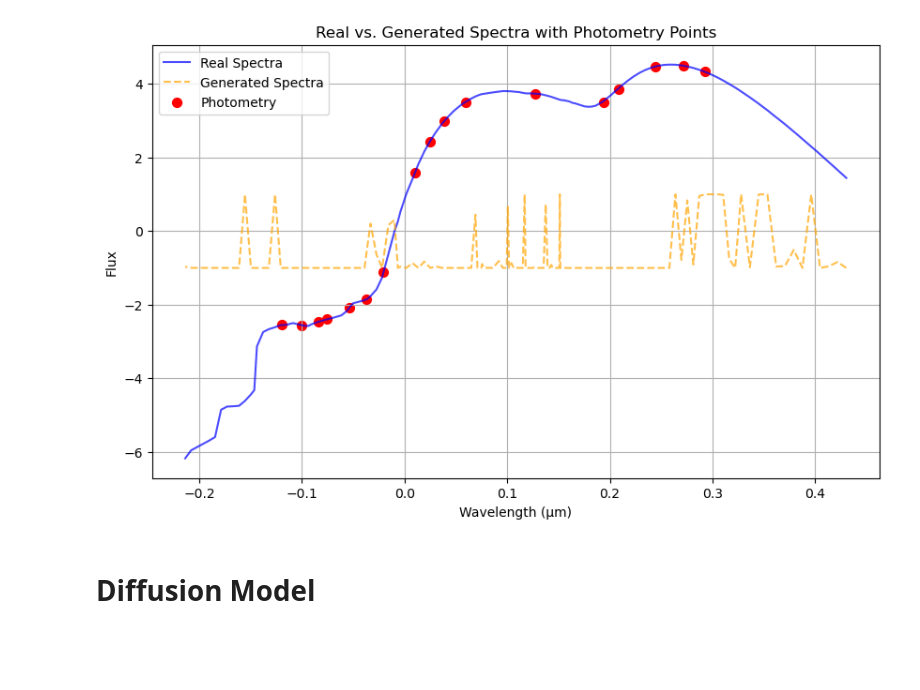
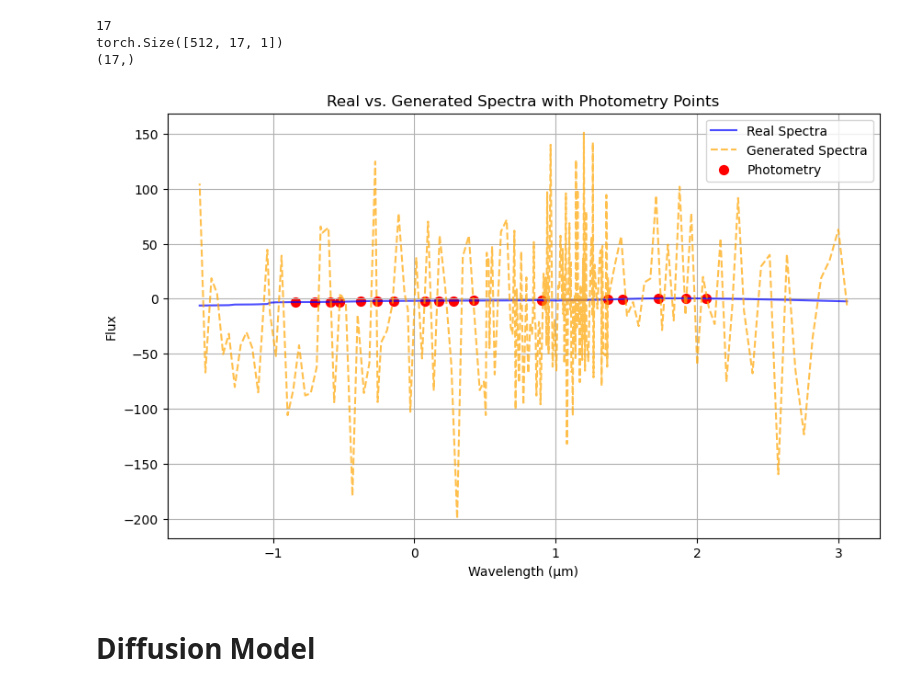
Before and after one commit to VasileiosKottas/AstroInformatics, a Jupyter notebook: DIFFUSION_MODELS/NeurlIPS Dif/test.ipynb, the cells around one changed output. Drawn from its saved outputs; the diff is of its cells as text; code cells hidden in the pictures; blank space fills up the shorter version.

```diff
--- a/DIFFUSION_MODELS/NeurlIPS Dif/test.ipynb
+++ b/DIFFUSION_MODELS/NeurlIPS Dif/test.ipynb
@@ -81,3 +61,5 @@ class Discriminator(nn.Module):
+# %%
+batch_size = 512
 # %%
 import numpy as np
 import torch
@@ -106,0 +98,4 @@ dataloader = DataLoader(dataset, batch_size=128, shuffle=True, drop_last=True)
+# %%
+spectra, photometry = next(iter(dataloader))
+plt.plot(data_wavelengths_spectra, spectra[0])
+plt.scatter(data_wavelengths_photo, photometry[0])
@@ -298,74 +348,73 @@ def plot_spectra(real_spectra, photometry, generated_spectra, photometry_wavelen
     Plots real spectra, photometry points, and generated spectra.
 
     Parameters:
-        real_spectra (torch.Tensor): Real spectra data, shape [batch_size, 206]
-        photometry (torch.Tensor): Photometry data, shape [batch_size, 17]
-        generated_spectra (torch.Tensor): Generated spectra data, shape [batch_size, 206]
+        real_spectra (torch.Tensor): Real spectra data, shape [batch_size, output_dim]
+        photometry (torch.Tensor): Photometry data, shape [batch_size, input_dim]
+        generated_spectra (torch.Tensor): Generated spectra data, shape [batch_size, output_dim]
         photometry_wavelengths (list or array): Wavelengths corresponding to the photometry data (17 values)
-        spectra_wavelengths (list or array): Wavelengths corresponding to the spectra data (206 values)
+        spectra_wavelengths (list or array): Wavelengths corresponding to the spectra data (length matching real_spectra output)
         index (int): Index of the sample in the batch to plot
     """
     # Convert tensors to numpy for plotting
-    real_spectra = real_spectra.detach().cpu().numpy()[index]
+    # real_spectra = real_spectra.detach().cpu().numpy()[index]
     generated_spectra = generated_spectra.detach().cpu().numpy()[index]
-    photometry = photometry.detach().cpu().numpy()[index]
-
+    # photometry = photometry.detach().cpu().numpy()[index]
+    photometry_wavelengths = photometry_wavelengths
+    spectra_wavelengths = spectra_wavelengths
     # Plotting the real spectra
     plt.figure(figsize=(10, 6))
     plt.plot(spectra_wavelengths, real_spectra, label='Real Spectra', color='blue', alpha=0.7)
 
     # Plotting the generated spectra
-    plt.plot(spectra_wavelengths, generated_spectra, label='Generated Spectra', color='orange', linestyle='--', alpha=0.7)
+    plt.plot(spectra_wavelengths, generated_spectra[0,:], label='Generated Spectra', color='orange', linestyle='--', alpha=0.7)
 
     # Plotting the photometry points
     plt.scatter(photometry_wavelengths, photometry, label='Photometry', color='red', s=50)
 
     # Add labels and legend
     plt.xlabel('Wavelength (µm)')
     plt.ylabel('Flux')
     plt.title('Real vs. Generated Spectra with Photometry Points')
     plt.legend()
     plt.grid(True)
     plt.show()
 
-# Example usage after training
-real_spectra, photometry_data = next(iter(dataloader))  # Get a batch of real spectra and photometry
+# Example Usage After Generating Data
+real_spectra, photometry_data = next(iter(dataloader))
 real_spectra = real_spectra.to(device)
 photometry_data = photometry_data.to(device)
 
-# Generate spectra from the photometry data
-generator.eval()  # Set the generator to evaluation mode
-with torch.no_grad():
-    generated_spectra = generator(photometry_data)
+# Generate spectra using the trained generator
+latent_vectors = torch.randn(batch_size, 17).to(device)
+print(latent_dim)
+# wavelengths = torch.linspace(0, 1, real_spectra.size(0)).unsqueeze(-1).to(device)
+wavelengths = torch.tensor(data_wavelengths_photo.astype(np.float32)).to(device)
 
 
-df = pd.read_csv('../../data/interpolated_spectra.csv').T
+        # Ensure wavelengths is expanded to match the batch and sequence dimensions of z
+wavelengths = wavelengths.unsqueeze(0).expand(batch_size, -1).unsqueeze(-1)  # Shape [batch_size, seq_len, 1]
 
-df.reset_index(inplace=True)
-df.columns = range(len(df.columns))
-data = df.values.astype(np.float64)
-# data = data / data.values.max()
+print(wavelengths.shape)
+# Ensure input photometry is shaped correctly for generation
+photometry_data = photometry_data.unsqueeze(2)  # Make it [batch_size, input_dim, 1]
 
-data_scaled = data / np.max(data)
-dfspectr = pd.read_csv('../../data/spectra.csv').T
+# Generate new spectra
+time_gan.generator_net.eval()
+with torch.no_grad():
+    generated_spectra = time_gan.generator_net(latent_vectors, wavelengths)
 
-dfspectr.reset_index(inplace=True)
-dfspectr.columns = range(len(dfspectr.columns))
-dataspectr = dfspectr.values.astype(np.float64)
-# data = data / data.values.max()
+# Define wavelengths for plotting (example data)
+photometry_wavelengths = data_wavelengths_photo   # 17 photometry wavelength points
+print(photometry_wavelengths.shape)
+spectra_wavelengths =  data_wavelengths_spectra # Wavelengths matching spectra data points
 
-dataspectr = dataspectr / np.max(dataspectr)
-# Separate wavelengths and fluxes
-# wavelengths_spectra = dataspectr[:, 0]  # Shape: [17,]
-
-# Define wavelengths for plotting (replace with actual wavelengths)
-photometry_wavelengths = data_scaled[:, 0] # Example for 17 bands
-spectra_wavelengths =  dataspectr[:, 0]  # Example for 206 points
-
-# Plot the first sample in the batch
-plot_spectra(real_spectra, photometry_data, generated_spectra, photometry_wavelengths, spectra_wavelengths, index=0)
+# Plot the results for a single example
+plot_spectra(data_sp[:,0], data_ph[:,0], generated_spectra, photometry_wavelengths, spectra_wavelengths, index=0)
 # %% [output]
+17
+torch.Size([512, 17, 1])
+(17,)
-[figure, old version]
+[figure, new version]
 # %% [markdown]
 # Diffusion Model
 # %%
```
Also changed, not shown: parts of 9 cells of this notebook.
